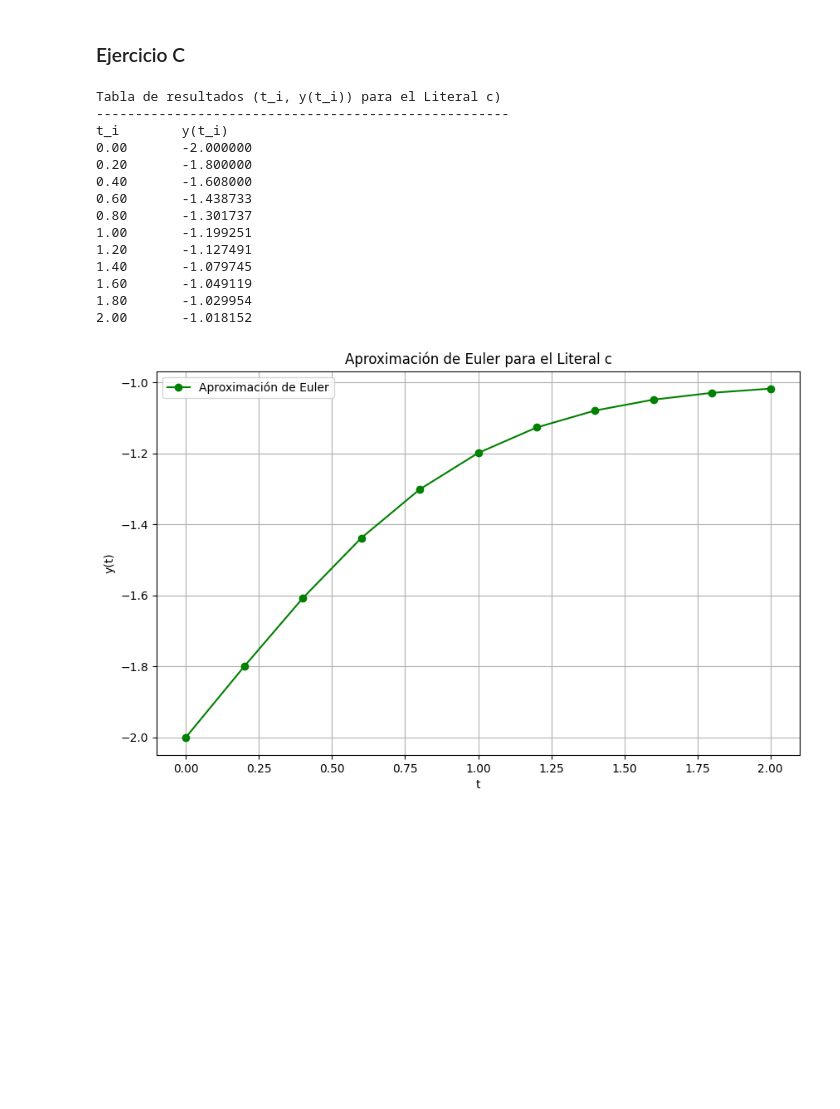
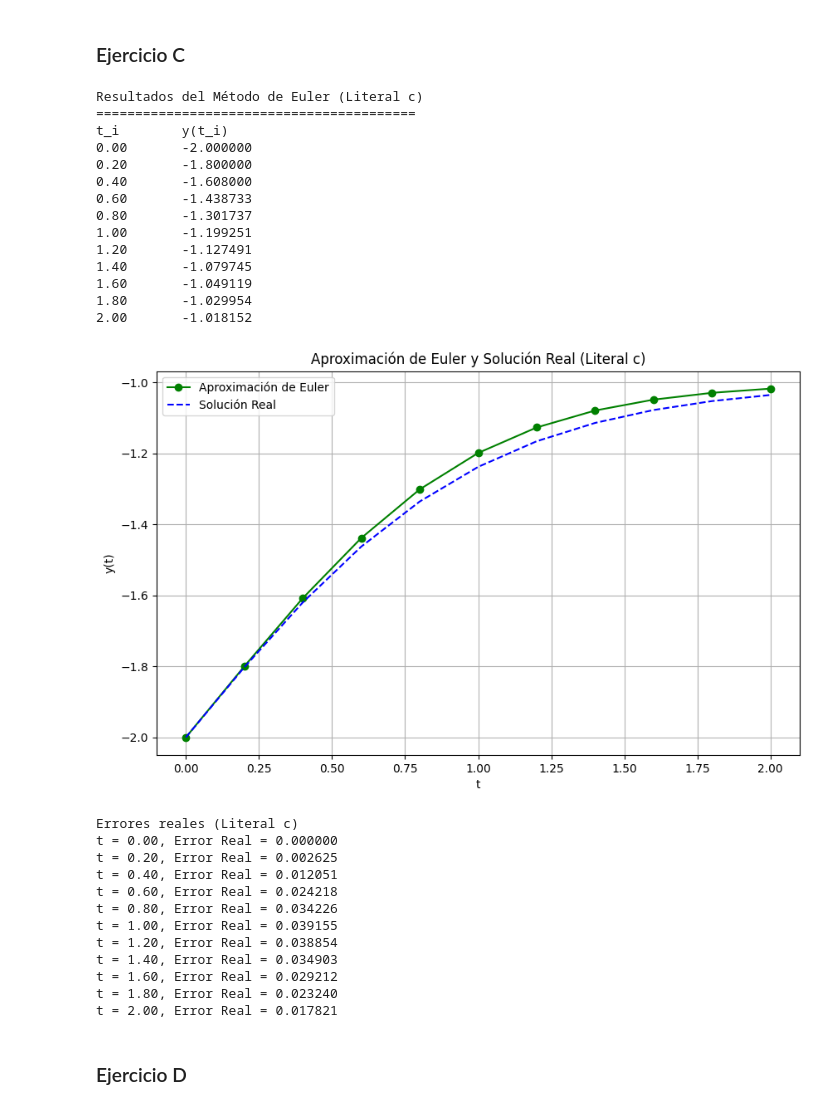
Before and after one commit to LAINE30/MN-Deberes, a Jupyter notebook: Tareas/[Tarea 12].ipynb, the cells around one changed output. Saved outputs shown, nothing was run; the diff lists cells and outputs as text; code cells hidden in the pictures; blank space fills up the shorter version.

```diff
--- a/Tareas/[Tarea 12].ipynb
+++ b/Tareas/[Tarea 12].ipynb
@@ -152,8 +199,8 @@ def ODE_euler(a: float, b: float, f, y_t0: float, N: int):
         y_values.append(y)
 
     # Imprimir la tabla de resultados
-    print("Tabla de resultados (t_i, y(t_i)) para el Literal c)")
-    print("-----------------------------------------------------")
+    print("Resultados del Método de Euler (Literal c)")
+    print("=========================================")
     print(f"{'t_i':<10} {'y(t_i)'}")
     for t, y in zip(t_values, y_values):
         print(f"{t:<10.2f} {y:.6f}")
@@ -172,19 +219,9 @@ h_c = 0.2
 N_c = int((b_c - a_c) / h_c)
 
 ys_c, ts_c, h_c = ODE_euler(a=a_c, b=b_c, f=f_c, y_t0=y_t0_c, N=N_c)
-
-# Graficar los resultados
-plt.figure(figsize=(10, 6))
-plt.plot(ts_c, ys_c, marker='o', linestyle='-', color='g', label='Aproximación de Euler')
-plt.xlabel('t')
-plt.ylabel('y(t)')
-plt.title('Aproximación de Euler para el Literal c')
-plt.legend()
-plt.grid(True)
-plt.show()
 # %% [output]
-Tabla de resultados (t_i, y(t_i)) para el Literal c)
------------------------------------------------------
+Resultados del Método de Euler (Literal c)
+=========================================
 t_i        y(t_i)
 0.00       -2.000000
 0.20       -1.800000
@@ -197,4 +234,38 @@ t_i        y(t_i)
 1.60       -1.049119
 1.80       -1.029954
 2.00       -1.018152
-[figure, removed]
+# %%
+# Calcular el error real para el literal c
+error_c = [abs(y_real_c(t) - y_approx) for t, y_approx in zip(ts_c, ys_c)]
+
+# Graficar los resultados
+plt.figure(figsize=(10, 6))
+plt.plot(ts_c, ys_c, marker='o', linestyle='-', color='g', label='Aproximación de Euler')
+plt.plot(ts_c, [y_real_c(t) for t in ts_c], linestyle='--', label='Solución Real', color='blue')
+plt.xlabel('t')
+plt.ylabel('y(t)')
+plt.title('Aproximación de Euler y Solución Real (Literal c)')
+plt.legend()
+plt.grid(True)
+plt.show()
+
+# Imprimir los errores reales
+print("Errores reales (Literal c)")
+for t, err in zip(ts_c, error_c):
+    print(f"t = {t:.2f}, Error Real = {err:.6f}")
+# %% [output]
+[figure, added]
+Errores reales (Literal c)
+t = 0.00, Error Real = 0.000000
+t = 0.20, Error Real = 0.002625
+t = 0.40, Error Real = 0.012051
+t = 0.60, Error Real = 0.024218
+t = 0.80, Error Real = 0.034226
+t = 1.00, Error Real = 0.039155
+t = 1.20, Error Real = 0.038854
+t = 1.40, Error Real = 0.034903
+t = 1.60, Error Real = 0.029212
+t = 1.80, Error Real = 0.023240
+t = 2.00, Error Real = 0.017821
+# %% [markdown]
+### Ejercicio D
```
Also changed, not shown: parts of 30 cells of this notebook.
